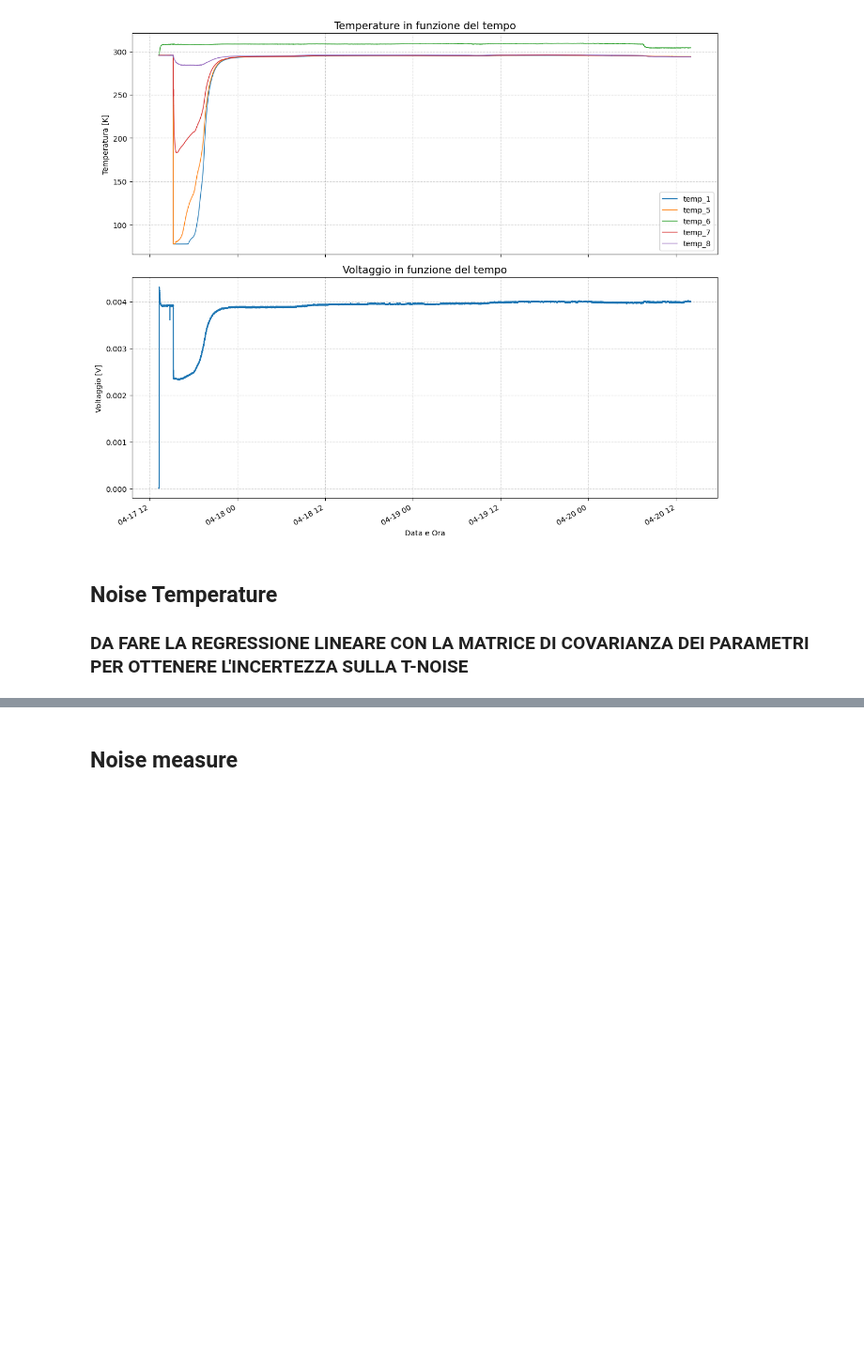
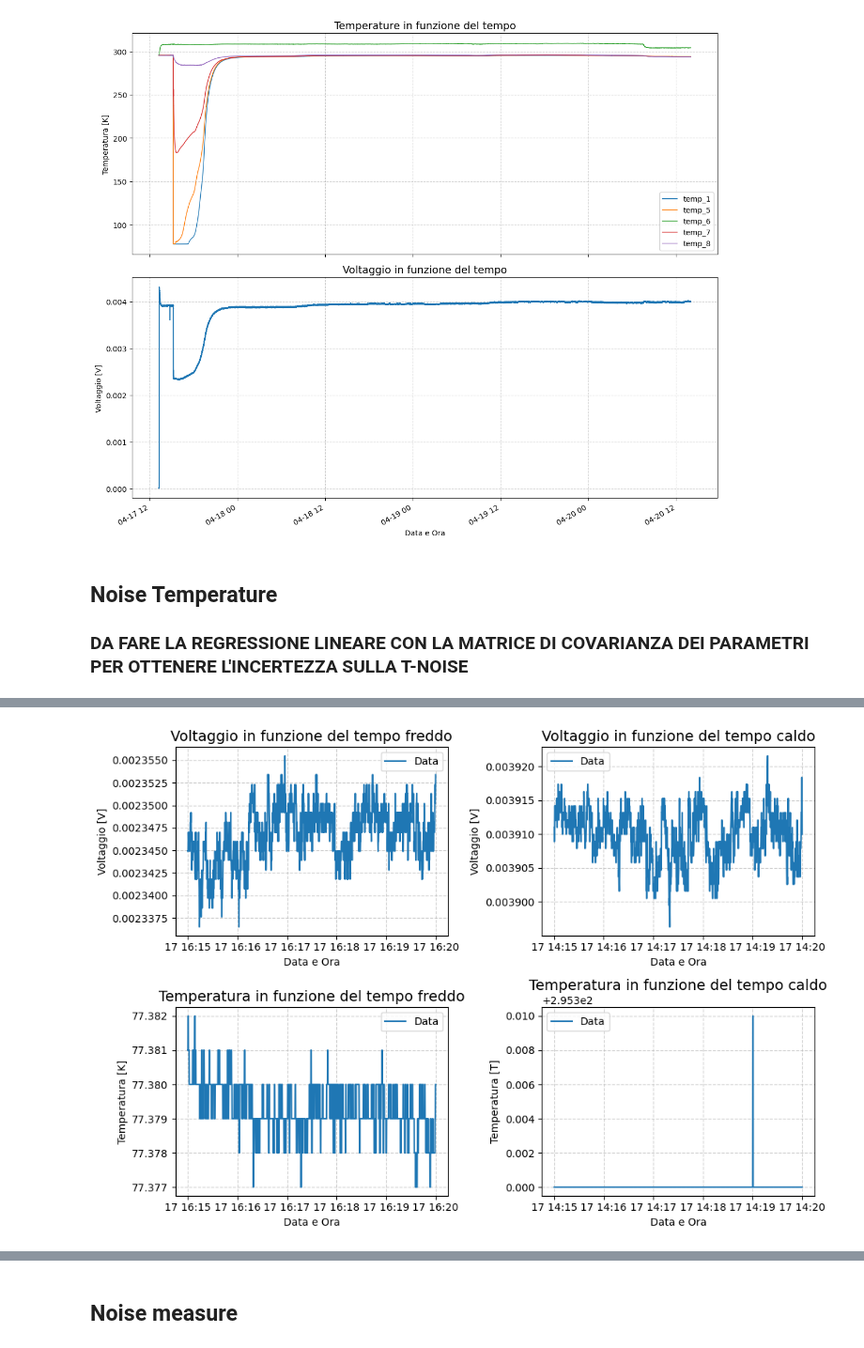
Before and after one commit to Doldz/DRM_RadioLab, a Jupyter notebook: dati_T_noise/calcolo_T_noise.ipynb, the cells around one changed output, grey strips where cells are left out. Shown at 94% size. Cells and saved outputs as stored; diff of their text form; code cells hidden in the pictures; blank space fills up the shorter version.

```diff
--- a/dati_T_noise/calcolo_T_noise.ipynb
+++ b/dati_T_noise/calcolo_T_noise.ipynb
@@ -205,0 +210,56 @@ T noise: 256.5207767318391
+# %%
+start_date_hot, end_date_hot = '2026-04-17 14:15:00', '2026-04-17 14:20:00'
+start_date_cold, end_date_cold = '2026-04-17 16:15:00', '2026-04-17 16:20:00'
+
+volts_window_cold = df_volts[df_volts['date'].between(start_date_cold, end_date_cold)].sort_values('unix_time')
+temps_window_cold = df_temps[df_temps['date'].between(start_date_cold, end_date_cold)].sort_values('unix_time')
+
+time_volts_cold = volts_window_cold['date'].to_numpy()
+volts_cold = volts_window_cold['volts'].to_numpy()
+time_temps_cold = temps_window_cold['date'].to_numpy()
+temps_cold = temps_window_cold['temp_1'].to_numpy()
+
+
+volts_window_hot = df_volts[df_volts['date'].between(start_date_hot, end_date_hot)].sort_values('unix_time')
+temps_window_hot = df_temps[df_temps['date'].between(start_date_hot, end_date_hot)].sort_values('unix_time')
+
+time_volts_hot = volts_window_hot['date'].to_numpy()
+volts_hot = volts_window_hot['volts'].to_numpy()
+time_temps_hot = temps_window_hot['date'].to_numpy()
+temps_hot = temps_window_hot['temp_1'].to_numpy()
+# %%
+fig,((ax1,ax2),(ax3,ax4)) = plt.subplots(2,2, figsize=(10,7))
+
+ax1.plot(time_volts_cold,volts_cold,label="Data")
+ax1.set_title('Voltaggio in funzione del tempo freddo', fontsize=14)
+ax1.set_xlabel('Data e Ora')
+ax1.set_ylabel('Voltaggio [V]')
+ax1.grid(True, linestyle='--', alpha=0.6)
+ax1.legend()
+
+#probe 1 is under the feedhorn in the liquid nitrogen
+ax2.plot(time_volts_hot,volts_hot ,label="Data")
+ax2.set_title('Voltaggio in funzione del tempo caldo', fontsize=14)
+ax2.set_xlabel('Data e Ora')
+ax2.set_ylabel('Voltaggio [V]')
+ax2.grid(True, linestyle='--', alpha=0.6)
+ax2.legend()
+
+ax3.plot(time_temps_cold,temps_cold,label="Data")
+ax3.set_title('Temperatura in funzione del tempo freddo', fontsize=14)
+ax3.set_xlabel('Data e Ora')
+ax3.set_ylabel('Temperatura [K]')
+ax3.grid(True, linestyle='--', alpha=0.6)
+ax3.legend()
+
+#probe 1 is under the feedhorn in the liquid nitrogen
+ax4.plot(time_temps_hot,temps_hot ,label="Data")
+ax4.set_title('Temperatura in funzione del tempo caldo', fontsize=14)
+ax4.set_xlabel('Data e Ora')
+ax4.set_ylabel('Temperatura [T]')
+ax4.grid(True, linestyle='--', alpha=0.6)
+ax4.legend()
+
+fig.tight_layout()
+# %% [output]
+[figure, added]
```
Also changed, not shown: parts of 15 cells of this notebook, 3 other files.
